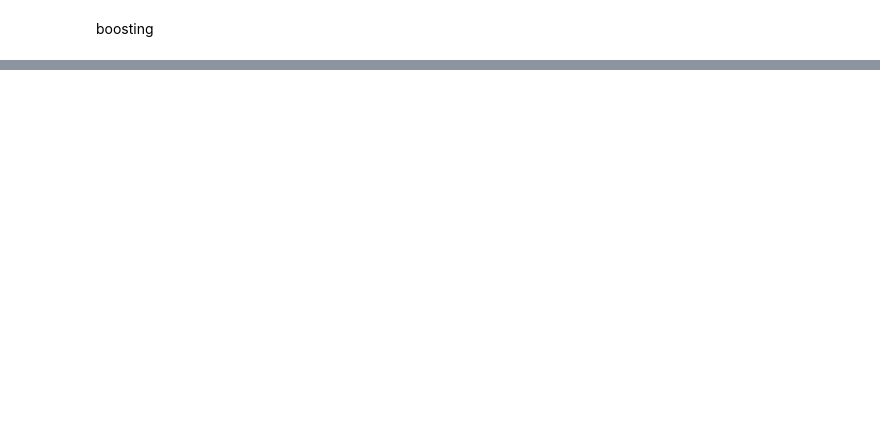
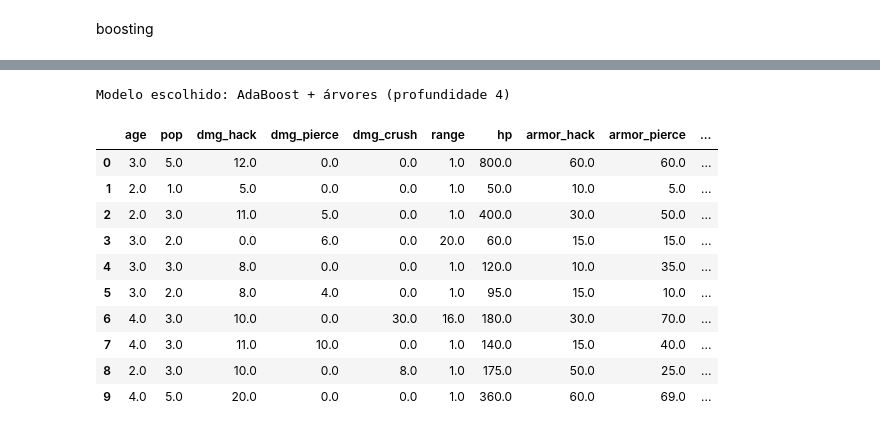
Before and after one commit to yasminfrancagarcia/trab2_final_mineracao, a Jupyter notebook: ageofmithology.ipynb, the cells around one changed output, grey strips where cells are left out. Cells and saved outputs as stored; diff of their text form; code cells hidden in the pictures; blank space fills up the shorter version.

```diff
--- a/ageofmithology.ipynb
+++ b/ageofmithology.ipynb
@@ -346,0 +400,15 @@ Poda da arvore
+# %%
+caminho = DecisionTreeClassifier(criterion="entropy", random_state=42).cost_complexity_pruning_path(X, y)
+
+linhas = []
+for alpha in np.unique(caminho.ccp_alphas):          # valores EXATOS, sem round
+    m = DecisionTreeClassifier(criterion="entropy", ccp_alpha=alpha, random_state=42)
+    acc = cross_val_score(m, X, y, cv=kf).mean()
+    linhas.append((alpha, acc, m.fit(X, y).get_n_leaves()))
+
+tabela = pd.DataFrame(linhas, columns=["alpha", "acc_cv", "folhas"])
+print(tabela.round(4))
+
+# melhor acurácia; no empate, menos folhas (árvore mais simples)
+ALPHA = tabela.sort_values(["acc_cv", "folhas"], ascending=[False, True]).iloc[0]["alpha"]
+print("alpha escolhido:", ALPHA)
@@ -347,2 +435,17 @@ Poda da arvore
 # %% [markdown]
 boosting
+# %%
+from sklearn.ensemble import AdaBoostClassifier
+
+candidatos = {
+    "Árvore (entropia, sem poda)": DecisionTreeClassifier(criterion="entropy", random_state=42),
+    "Árvore podada": DecisionTreeClassifier(criterion="entropy", ccp_alpha=ALPHA, random_state=42),
+    "AdaBoost + Stump (profundidade 1)": AdaBoostClassifier(
+        estimator=DecisionTreeClassifier(max_depth=1), n_estimators=50, random_state=42),
+    "AdaBoost + árvores (profundidade 4)": AdaBoostClassifier(
+        estimator=DecisionTreeClassifier(criterion="entropy", max_depth=4, random_state=42),
+        n_estimators=50, random_state=42),
+}
+
+resultados = {nome: cross_val_score(m, X, y, cv=kf).mean() for nome, m in candidatos.items()}
+pd.Series(resultados).sort_values(ascending=False).round(3)
@@ -348,0 +525,23 @@ boosting
+# %%
+nome_final = max(resultados, key=resultados.get)   # melhor da validação cruzada
+print("Modelo escolhido:", nome_final)
+
+modelo_final = candidatos[nome_final].fit(X, y)     # agora com 100% dos dados rotulados
+
+previsoes = teste.copy()
+previsoes["classe_prevista"] = modelo_final.predict(teste)
+
+previsoes
+# %% [output]
+Modelo escolhido: AdaBoost + árvores (profundidade 4)
+|  | age | pop | dmg_hack | dmg_pierce | dmg_crush | range | hp | armor_hack | armor_pierce | ... |
+| 0 | 3.0 | 5.0 | 12.0 | 0.0 | 0.0 | 1.0 | 800.0 | 60.0 | 60.0 | ... |
+| 1 | 2.0 | 1.0 | 5.0 | 0.0 | 0.0 | 1.0 | 50.0 | 10.0 | 5.0 | ... |
+| 2 | 2.0 | 3.0 | 11.0 | 5.0 | 0.0 | 1.0 | 400.0 | 30.0 | 50.0 | ... |
+| 3 | 3.0 | 2.0 | 0.0 | 6.0 | 0.0 | 20.0 | 60.0 | 15.0 | 15.0 | ... |
+| 4 | 3.0 | 3.0 | 8.0 | 0.0 | 0.0 | 1.0 | 120.0 | 10.0 | 35.0 | ... |
+| 5 | 3.0 | 2.0 | 8.0 | 4.0 | 0.0 | 1.0 | 95.0 | 15.0 | 10.0 | ... |
+| 6 | 4.0 | 3.0 | 10.0 | 0.0 | 30.0 | 16.0 | 180.0 | 30.0 | 70.0 | ... |
+| 7 | 4.0 | 3.0 | 11.0 | 10.0 | 0.0 | 1.0 | 140.0 | 15.0 | 40.0 | ... |
+| 8 | 2.0 | 3.0 | 10.0 | 0.0 | 8.0 | 1.0 | 175.0 | 50.0 | 25.0 | ... |
+| 9 | 4.0 | 5.0 | 20.0 | 0.0 | 0.0 | 1.0 | 360.0 | 60.0 | 69.0 | ... |
```
Also changed, not shown: parts of 17 cells of this notebook, 1 other file.
